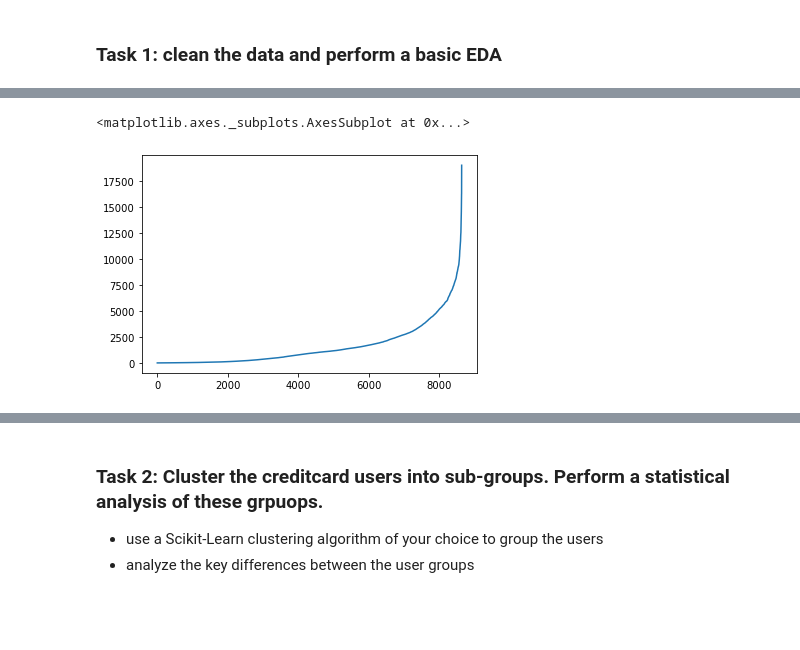
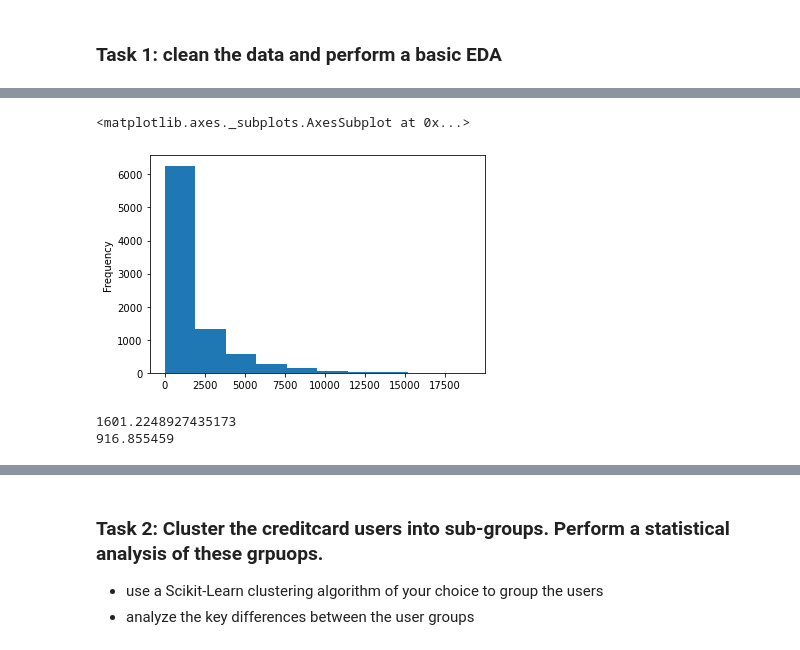
Before and after one commit to Quortex-droid/DataMining2020, a Jupyter notebook: week4/Assignment_2.ipynb, the cells around one changed output, grey strips where cells are left out. Cells and saved outputs as stored; diff of their text form; code cells hidden in the pictures; blank space fills up the shorter version.

```diff
--- a/week4/Assignment_2.ipynb
+++ b/week4/Assignment_2.ipynb
@@ -99,5 +104,11 @@ plt.scatter(nofreq["BALANCE"], nofreq["PAYMENTS"])
 # %%
-data["BALANCE"].sort_values().reset_index(drop=True).plot()
+data["BALANCE"].plot(kind="hist")
 # %% [output]
 <matplotlib.axes._subplots.AxesSubplot at 0x...>
-[figure, old version]
+[figure, new version]
+# %%
+print(data["BALANCE"].mean())
+print(data["BALANCE"].median())
+# %% [output]
+1601.2248927435173
+916.855459
```
Also changed, not shown: parts of 15 cells of this notebook.
